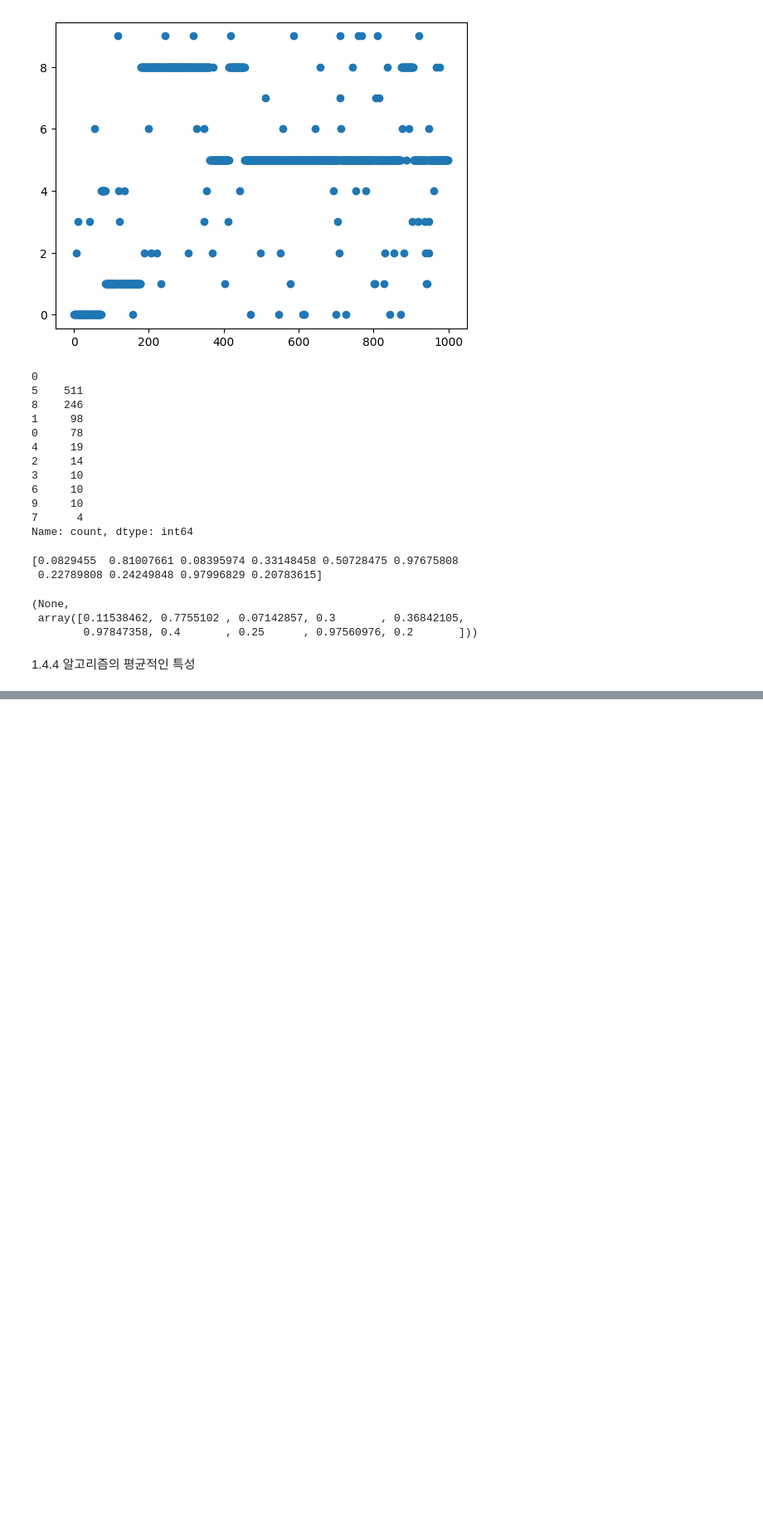
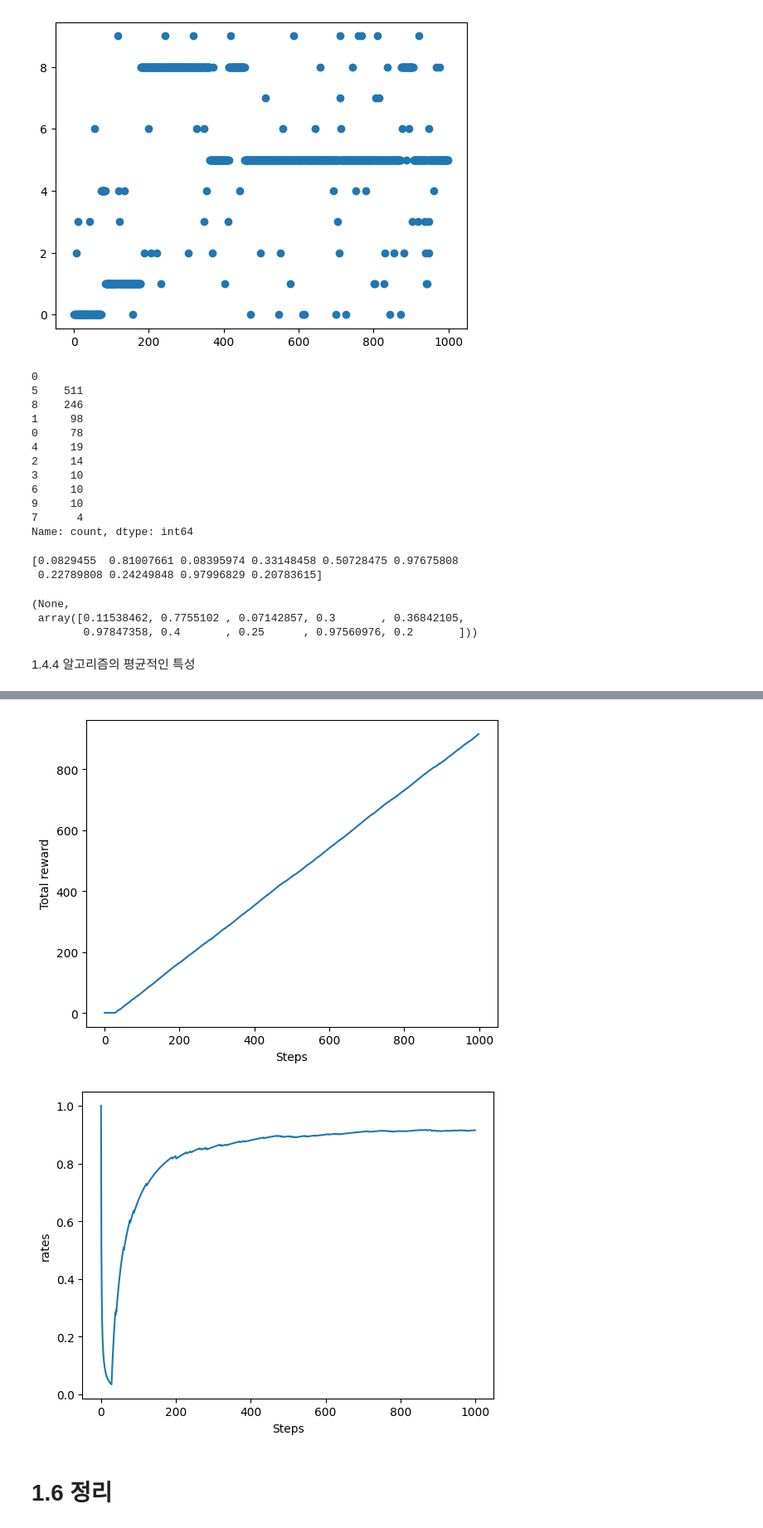
Before and after one commit to Laser-Cho/Costa-Del-Sol, a Jupyter notebook: ch1.ipynb, the cells around one changed output, grey strips where cells are left out. Shown at 83% size. Saved outputs shown, nothing was run; the diff lists cells and outputs as text; code cells hidden in the pictures; blank space fills up the shorter version.

```diff
--- a/ch1.ipynb
+++ b/ch1.ipynb
@@ -233,0 +333,6 @@ bandit.show(), agent.Qs
+# %%
+agent = Agent(epsilon)
+total_reward = 0
+total_rewards = [] # 보상 합
+rates = []         # 승률
+actions = []
@@ -233,0 +351,15 @@ bandit.show(), agent.Qs
+# %%
+plt.ylabel("Total reward")
+plt.xlabel("Steps")
+plt.plot(total_rewards)
+plt.show()
+
+plt.ylabel("rates")
+plt.xlabel("Steps")
+plt.plot(rates)
+plt.show()
+# %% [output]
+[figure, added]
+[figure, added]
+# %% [markdown]
+# 1.6 정리
```
Also changed, not shown: parts of 14 cells of this notebook.
